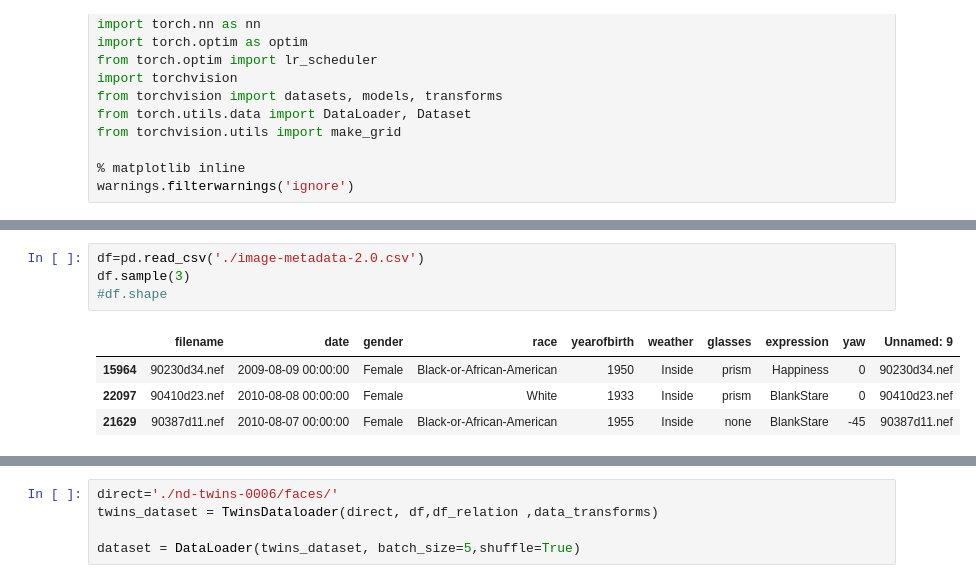
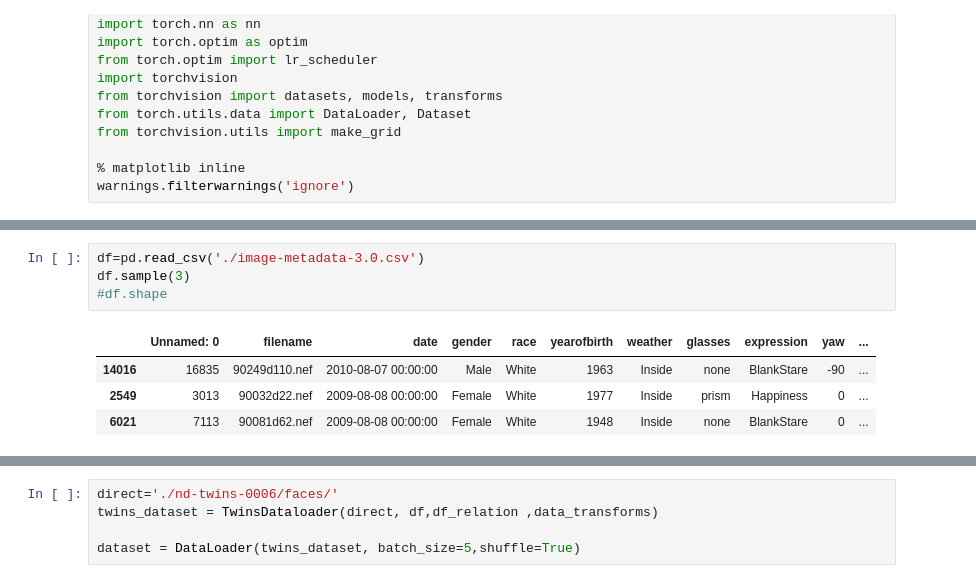
Before and after one commit to KhurramPirov/Twins-recognition, a Jupyter notebook: dataloader/Dataloader.ipynb, the cells around one changed output, grey strips where cells are left out. Drawn from its saved outputs; the diff is of its cells as text.

```diff
--- a/dataloader/Dataloader.ipynb
+++ b/dataloader/Dataloader.ipynb
@@ -45,11 +45,11 @@ df_relation.sample(3)
 # %%
-df=pd.read_csv('./image-metadata-2.0.csv')
+df=pd.read_csv('./image-metadata-3.0.csv')
 df.sample(3)
 #df.shape
 # %% [output]
-|  | filename | date | gender | race | yearofbirth | weather | glasses | expression | yaw | Unnamed: 9 |
-| 15964 | 90230d34.nef | 2009-08-09 00:00:00 | Female | Black-or-African-American | 1950 | Inside | prism | Happiness | 0 | 90230d34.nef |
-| 22097 | 90410d23.nef | 2010-08-08 00:00:00 | Female | White | 1933 | Inside | prism | BlankStare | 0 | 90410d23.nef |
-| 21629 | 90387d11.nef | 2010-08-07 00:00:00 | Female | Black-or-African-American | 1955 | Inside | none | BlankStare | -45 | 90387d11.nef |
+|  | Unnamed: 0 | filename | date | gender | race | yearofbirth | weather | glasses | expression | yaw | ... |
+| 14016 | 16835 | 90249d110.nef | 2010-08-07 00:00:00 | Male | White | 1963 | Inside | none | BlankStare | -90 | ... |
+| 2549 | 3013 | 90032d22.nef | 2009-08-08 00:00:00 | Female | White | 1977 | Inside | prism | Happiness | 0 | ... |
+| 6021 | 7113 | 90081d62.nef | 2009-08-08 00:00:00 | Female | White | 1948 | Inside | none | BlankStare | 0 | ... |
 # %%
 class TwinsDataloader(Dataset):
```
Also changed, not shown: parts of 5 cells of this notebook.
